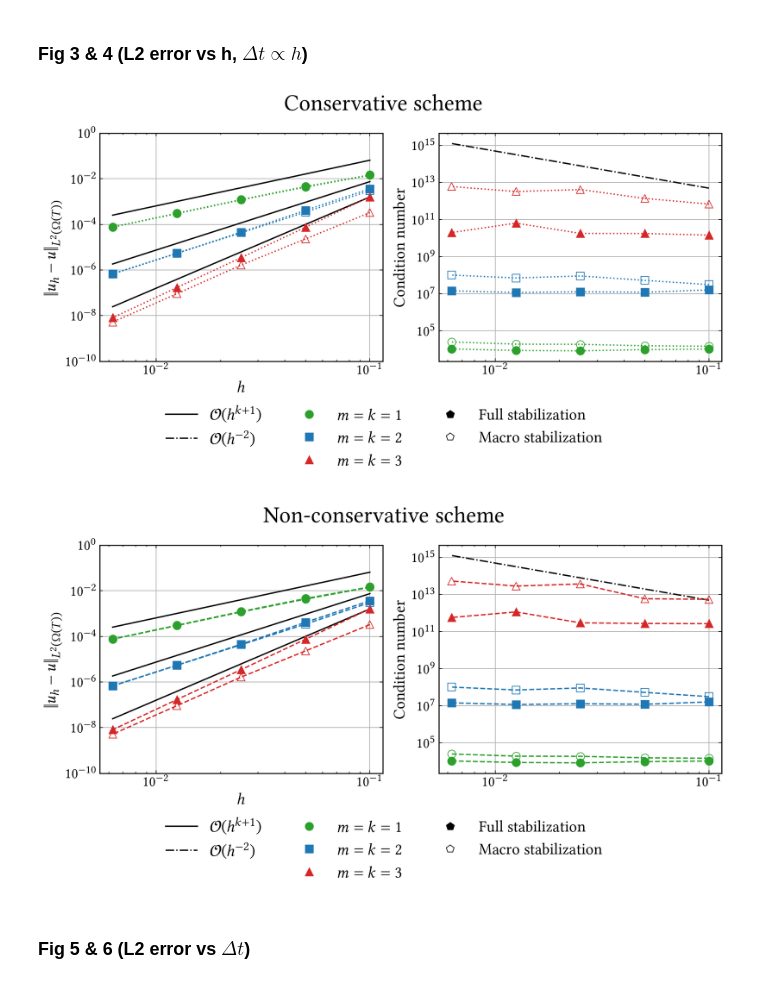
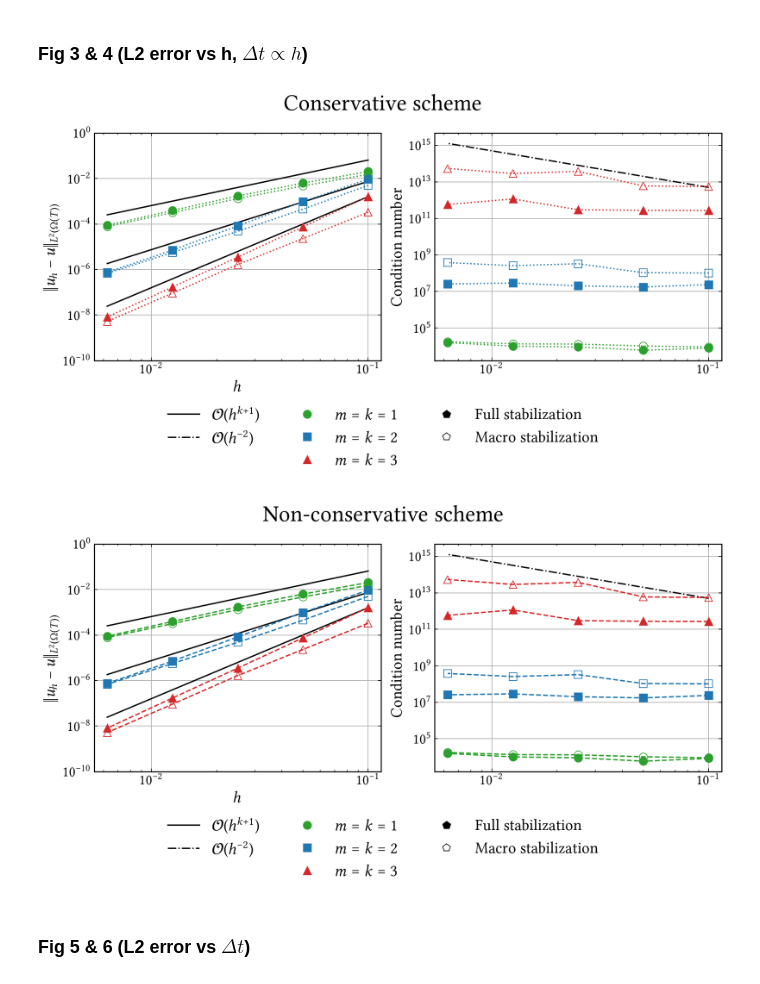
Before and after one commit to CutFEM/CutFEM-Library, a Jupyter notebook: notebook/convection_diffusion/example4.ipynb, the cells around one changed output. Saved outputs shown, nothing was run; the diff lists cells and outputs as text; code cells hidden in the pictures.

```diff
--- a/notebook/convection_diffusion/example4.ipynb
+++ b/notebook/convection_diffusion/example4.ipynb
@@ -398,16 +398,36 @@ error_conservative_P3P3_macro_T = [5.576456491247124e-05, 3.8232217863465e-06, 2
 cond_conservative_P3P3_macro = [1.610194e+11,3.162067e+11,9.739626e+11,7.666288e+11] # last inf
 cond_conservative_P3P3_macro = [6.891628e+11,1.400914e+12,4.182020e+12,3.281893e+12,6.081521e+12]    # condest
 
+
+
+
 # same but tau=1
+error_conservative_P1P1_fullstab = [0.02035830996428864, 0.006297112022655919, 0.001725314509556448, 0.0003954185210104899, 8.850447753896541e-05]
+error_conservative_P1P1_fullstab_T = [0.004100358478006643, 0.001166349556233129, 0.0003164341374530932, 7.304547941281154e-05, 1.650098348692807e-05]
+cond_conservative_P1P1_fullstab = [7.839108e+03,6.067472e+03,9.064191e+03,1.012387e+04,1.570791e+04]
+
+
+error_conservative_P1P1_macro = [0.01527500440519788, 0.004732548031433501, 0.001309547370410307, 0.0003155786572427171, 7.775557410255294e-05]
+error_conservative_P1P1_macro_T = [0.003013398288892841, 0.0008885971947446235, 0.0002400812487857254, 5.843352246998276e-05, 1.434612573532958e-05]
+cond_conservative_P1P1_macro = [9.095557e+03,1.035504e+04,1.310910e+04,1.354125e+04,1.772750e+04]
+
+
+error_conservative_P2P2_fullstab = [0.009466827964144541, 0.0009800654032801569, 8.260423031527958e-05, 7.142103888183078e-06, 7.543493499672088e-07]
+error_conservative_P2P2_fullstab_T = [0.001849044545545582, 0.0002048480395162077, 1.548826631146317e-05, 1.35031690955437e-06, 1.407998885048735e-07]
+cond_conservative_P2P2_fullstab = [2.370958e+07,1.741915e+07,2.014829e+07,2.889074e+07,2.584186e+07]
+
+error_conservative_P2P2_macro = [0.005035079448930348, 0.0004490707163219492, 4.7709460486307e-05, 5.581923862345819e-06, 6.824256679044645e-07]
+error_conservative_P2P2_macro_T = [0.0008744644067234947, 8.265346840961105e-05, 8.808710360283485e-06, 1.025217380901267e-06, 1.255286016313636e-07]
+cond_conservative_P2P2_macro = [1.021063e+08,1.061193e+08,3.283091e+08,2.577969e+08,3.797648e+08]
+
 error_conservative_P3P3_fullstab = [0.001607807901386514, 7.524072043566728e-05, 3.508082466811799e-06, 1.701268547020154e-07, 8.097176706687499e-09]
 error_conservative_P3P3_fullstab_T = [0.0003591406265262879, 1.400522950859545e-05, 6.644542098174356e-07, 3.27644156228953e-08, 1.592498236582186e-09]
-# cond_conservative_P3P3_fullstab =
-# cond_conservative_P3P3_fullstab =
+cond_conservative_P3P3_fullstab = [2.696430e+11,2.758266e+11,2.981213e+11,1.156706e+12,5.810620e+11]
 
 error_conservative_P3P3_macro = [0.0003286145789864599, 2.317873857585272e-05, 1.652329234666599e-06, 9.131111607067583e-08, 5.198268324382907e-09]
 error_conservative_P3P3_macro_T = [6.470636199645798e-05, 5.083436066447569e-06, 3.072080409759252e-07, 1.642726137683071e-08, 9.416086748263895e-10]
-# cond_conservative_P3P3_macro =
-# cond_conservative_P3P3_macro =
+cond_conservative_P3P3_macro = [5.533763e+12,5.972447e+12,3.736875e+13,2.877701e+13,5.377952e+13]
+
 
 
 nb_active_elements = [19, 51, 180, 639, 2445]
@@ -467,34 +487,34 @@ ax2.loglog([],[], linestyle="None",  marker='p', markersize=9, markeredgewidth=0
 
 # ax2.loglog(h, error_conservative_P1P1_macro_T, marker='o', markersize=9, linestyle=":", markeredgewidth=0.8, markerfacecolor="None", color="C2")
 # ax2.loglog(h, error_conservative_P2P2_macro_T, marker='s', markersize=9, linestyle=":", markeredgewidth=0.8, markerfacecolor="None", color="C0")
 # ax2.loglog(h, error_conservative_P3P3_macro_T, marker='^', markersize=9,  markeredgewidth=0.8, markerfacecolor="None", linestyle=":", color="C3")
 
 # ax2.set_yticks([1e-10, 1e-8, 1e-6, 1e-4, 1e-2, 1e0])
 # ax2.set_xlabel(r"$h$")
 # ax2.tick_params(axis='both', which='major')
 # ax2.set_ylabel(r"$\|u_h-u\|_{L^2(L^2(\Omega(t)), 0, T)}$ (log)")
 # #ax2.set_title(r"Conservative scheme")
 # #ax2.legend()
 ax2.grid()
 
 ax2.loglog(h, 5e10*np.power(h, -2), linestyle='-.', color="black")
 ax2.loglog(h, cond_conservative_P1P1_fullstab, marker='o', markersize=9, linestyle=":", color="C2")
 ax2.loglog(h, cond_conservative_P1P1_macro, marker='o', markersize=9,  markeredgewidth=0.8, markerfacecolor="None", linestyle=":", color="C2")
 ax2.loglog(h, cond_conservative_P2P2_fullstab, marker='s', markersize=9, linestyle=":", color="C0")
 ax2.loglog(h, cond_conservative_P2P2_macro, marker='s', markersize=9,  markeredgewidth=0.8, markerfacecolor="None", linestyle=":", color="C0")
 ax2.loglog(h, cond_conservative_P3P3_fullstab, marker='^', markersize=9, linestyle=":", color="C3")
 ax2.loglog(h, cond_conservative_P3P3_macro, marker='^', markersize=9,  markeredgewidth=0.8, markerfacecolor="None", linestyle=":", color="C3")
 ax2.set_ylabel(r"Condition number")
 
 #handles, labels = [(a + b + c) for a, b, c in zip(ax1.get_legend_handles_labels(), ax2.get_legend_handles_labels(), ax3.get_legend_handles_labels())]
 handles, labels = [(a + b) for a, b in zip(ax1.get_legend_handles_labels(), ax2.get_legend_handles_labels())]
 fig.legend(handles, labels, loc='lower center', ncols=3, bbox_to_anchor=(0.5, -0.25), fontsize=18, frameon=False)
 
 fig.tight_layout()
 fig.savefig("ex1_conservative.pdf")
 plt.show()
 # %% [output]
-[figure, old version]
+[figure, new version]
 # %%
 # N = 3, T = 0.1, tau = 0.1
 error_classical_P1P1_fullstab = [0.01478107879815117, 0.004583985587342613, 0.001232794377537122, 0.0003072690878593782, 7.637138727607397e-05]
@@ -531,15 +551,28 @@ cond_classical_P3P3_macro = [1.610194e+11,3.162067e+11,9.739628e+11,7.666287e+11
 cond_classical_P3P3_macro = [6.891628e+11,1.400914e+12,4.182021e+12,3.281892e+12,6.081521e+12]  # condest
 
 # same but tau=1
+error_classical_P1P1_fullstab = [0.02035859561581385, 0.006297151189225489, 0.0017253201653664, 0.0003954207753548799, 8.850524133085891e-05]
+error_classical_P1P1_fullstab_T = [0.004100381353993336, 0.001166344071056252, 0.0003164333187062523, 7.304527292007875e-05, 1.650093020438513e-05]
+cond_classical_P1P1_fullstab = [8.341326e+03,5.889726e+03,9.067851e+03,1.012434e+04,1.570891e+04]
+
+error_classical_P1P1_macro = [0.01527579169177289, 0.004732543614709416, 0.001309566521252538, 0.0003155824952884997, 7.775615254200689e-05]
+error_classical_P1P1_macro_T = [0.003013452618240267, 0.0008885928651715513, 0.0002400809938591215, 5.843348138255627e-05, 1.434611834710408e-05]
+cond_classical_P1P1_macro = [9.115885e+03,1.033628e+04,1.309221e+04,1.354321e+04,1.773129e+04]
+
+error_classical_P2P2_fullstab = [0.009466817296278591, 0.0009800604751164167, 8.260429890172787e-05, 7.142089371026179e-06, 7.54337404405622e-07]
+error_classical_P2P2_fullstab_T = [0.001849047127835454, 0.0002048480986910321, 1.548825751706679e-05, 1.350317366139168e-06, 1.407996213479325e-07]
+cond_classical_P2P2_fullstab = [2.370899e+07,1.741912e+07,2.014817e+07,2.889073e+07,2.584181e+07]
+
+error_classical_P2P2_macro = [0.005035074904254212, 0.0004490660197432296, 4.770928390790985e-05, 5.581923452942685e-06, 6.824240123794086e-07]
+error_classical_P2P2_macro_T = [0.0008744643262581655, 8.265343076488971e-05, 8.808708132004626e-06, 1.025217196016359e-06, 1.255284631575392e-07]
+cond_classical_P2P2_macro = [1.020894e+08,1.061056e+08,3.282848e+08,2.577960e+08,3.797654e+08]
+
 error_classical_P3P3_fullstab = [0.001607805693900732, 7.523922839838919e-05, 3.508187884615816e-06, 1.701266798751057e-07, 8.077917317173492e-09]
 error_classical_P3P3_fullstab_T = [0.0003591406797695414, 1.40052440097501e-05, 6.644504754774897e-07, 3.276332670643885e-08, 1.590760546416569e-09]
-#! 956532.pts-0.ross
 cond_classical_P3P3_fullstab = [2.696430e+11,2.758266e+11,2.981213e+11,1.156706e+12,5.810620e+11]
-# cond_classical_P3P3_fullstab =
 
 error_classical_P3P3_macro = [0.0003286153884423253, 2.317320704557577e-05, 1.652513962463271e-06, 9.13104080197594e-08, 5.162789462215603e-09]
 error_classical_P3P3_macro_T = [6.470631216230719e-05, 5.083461211850269e-06, 3.072073556377345e-07, 1.642518645536902e-08, 9.385009051350931e-10]
-#cond_classical_P3P3_macro =     # spectral matlab
 cond_classical_P3P3_macro = [5.533759e+12,5.972444e+12,3.736881e+13,2.877697e+13,5.377945e+13]   # condest matlab
 
 
@@ -624,7 +657,7 @@ fig.tight_layout()
 fig.savefig("ex1_classical.pdf")
 plt.show()
 # %% [output]
-[figure, old version]
+[figure, new version]
 # %% [markdown]
 ### Fig 5 & 6 (L2 error vs $\Delta t$)
 # %%
```
Also changed, not shown: parts of 2 cells of this notebook.
